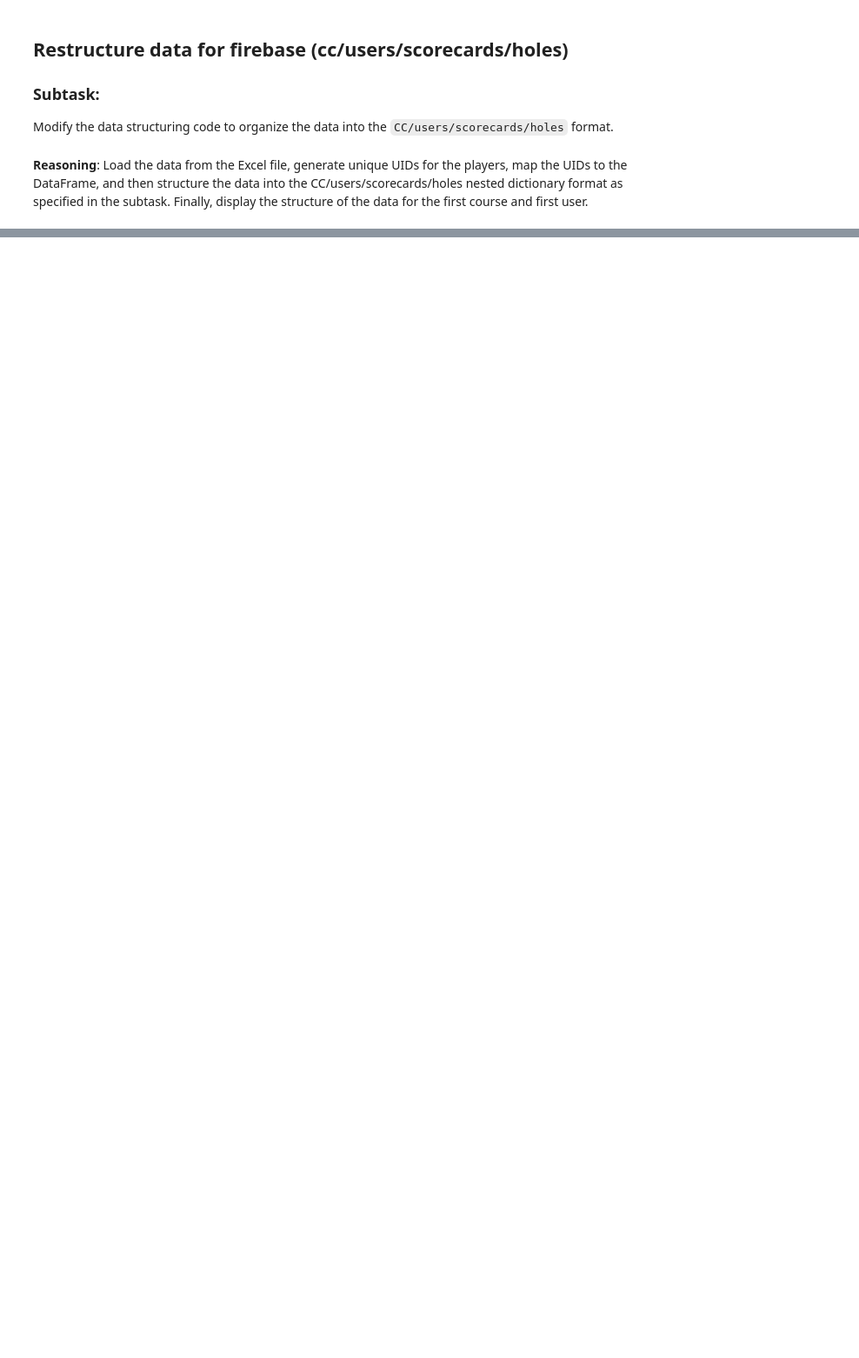
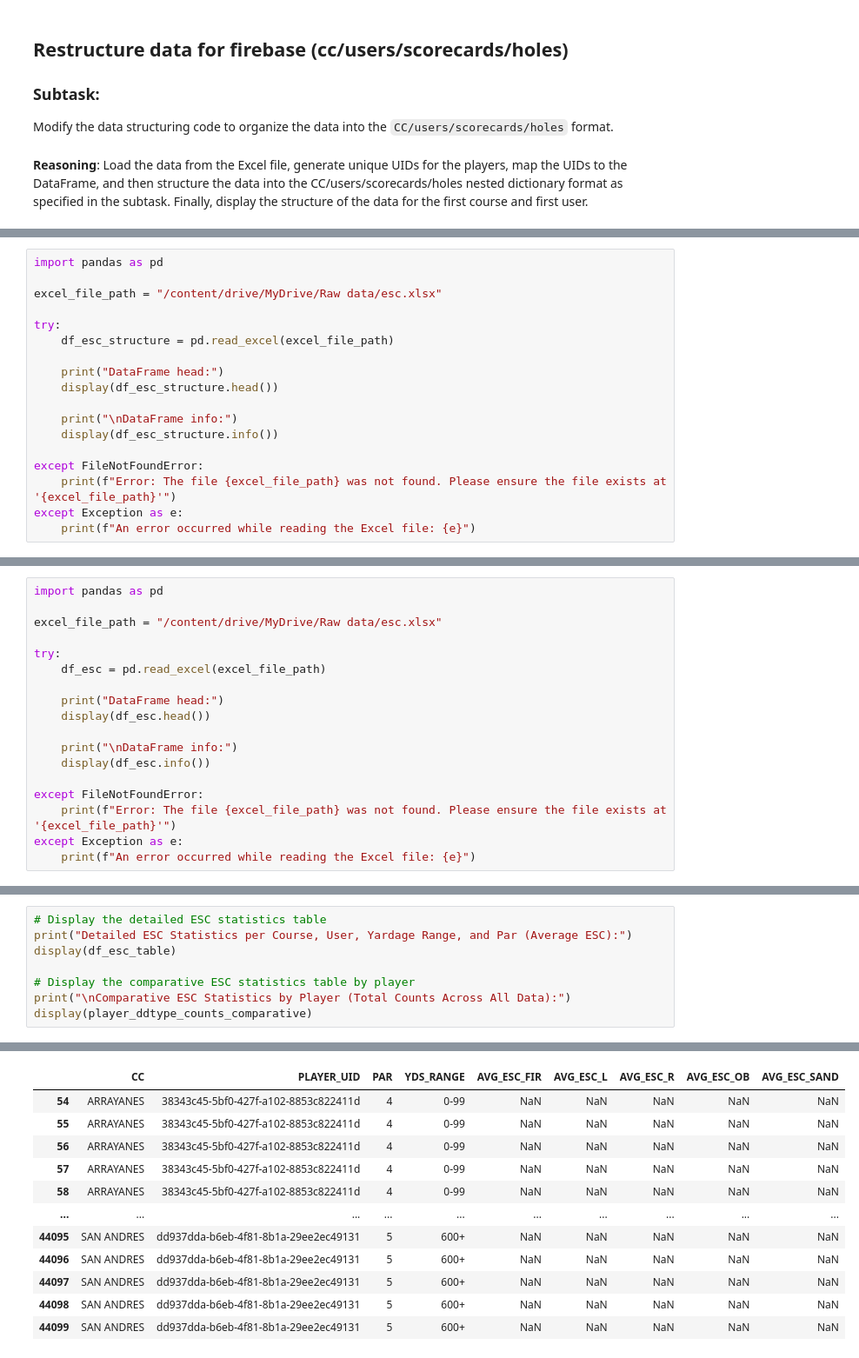
Before and after one commit to elchupacabris/DNAShot, a Jupyter notebook: masterfirebase_excel_2.ipynb, the cells around one changed output, grey strips where cells are left out. Shown: that part at 87% size. Drawn from its saved outputs; the diff is of its cells as text; blank space fills up the shorter version.

```diff
--- a/masterfirebase_excel_2.ipynb
+++ b/masterfirebase_excel_2.ipynb
@@ -5101,0 +7475,18 @@ NameError: name 'nested_data_cc_users' is not defined
+# %%
+import pandas as pd
+
+excel_file_path = "/content/drive/MyDrive/Raw data/esc.xlsx"
+
+try:
+    df_esc_structure = pd.read_excel(excel_file_path)
+
+    print("DataFrame head:")
+    display(df_esc_structure.head())
+
+    print("\nDataFrame info:")
+    display(df_esc_structure.info())
+
+except FileNotFoundError:
+    print(f"Error: The file {excel_file_path} was not found. Please ensure the file exists at '{excel_file_path}'")
+except Exception as e:
+    print(f"An error occurred while reading the Excel file: {e}")
@@ -5101,0 +7926,18 @@ NameError: name 'nested_data_cc_users' is not defined
+# %%
+import pandas as pd
+
+excel_file_path = "/content/drive/MyDrive/Raw data/esc.xlsx"
+
+try:
+    df_esc = pd.read_excel(excel_file_path)
+
+    print("DataFrame head:")
+    display(df_esc.head())
+
+    print("\nDataFrame info:")
+    display(df_esc.info())
+
+except FileNotFoundError:
+    print(f"Error: The file {excel_file_path} was not found. Please ensure the file exists at '{excel_file_path}'")
+except Exception as e:
+    print(f"An error occurred while reading the Excel file: {e}")
@@ -5101,0 +8204,9 @@ NameError: name 'nested_data_cc_users' is not defined
+# %%
+# Display the detailed ESC statistics table
+print("Detailed ESC Statistics per Course, User, Yardage Range, and Par (Average ESC):")
+display(df_esc_table)
+
+# Display the comparative ESC statistics table by player
+print("\nComparative ESC Statistics by Player (Total Counts Across All Data):")
+display(player_ddtype_counts_comparative)
+# %% [output]
@@ -5101,0 +8214,12 @@ NameError: name 'nested_data_cc_users' is not defined
+|  | CC | PLAYER_UID | PAR | YDS_RANGE | AVG_ESC_FIR | AVG_ESC_L | AVG_ESC_R | AVG_ESC_OB | AVG_ESC_SAND |
+| 54 | ARRAYANES | 38343c45-5bf0-427f-a102-8853c822411d | 4 | 0-99 | NaN | NaN | NaN | NaN | NaN |
+| 55 | ARRAYANES | 38343c45-5bf0-427f-a102-8853c822411d | 4 | 0-99 | NaN | NaN | NaN | NaN | NaN |
+| 56 | ARRAYANES | 38343c45-5bf0-427f-a102-8853c822411d | 4 | 0-99 | NaN | NaN | NaN | NaN | NaN |
+| 57 | ARRAYANES | 38343c45-5bf0-427f-a102-8853c822411d | 4 | 0-99 | NaN | NaN | NaN | NaN | NaN |
+| 58 | ARRAYANES | 38343c45-5bf0-427f-a102-8853c822411d | 4 | 0-99 | NaN | NaN | NaN | NaN | NaN |
+| ... | ... | ... | ... | ... | ... | ... | ... | ... | ... |
+| 44095 | SAN ANDRES | dd937dda-b6eb-4f81-8b1a-29ee2ec49131 | 5 | 600+ | NaN | NaN | NaN | NaN | NaN |
+| 44096 | SAN ANDRES | dd937dda-b6eb-4f81-8b1a-29ee2ec49131 | 5 | 600+ | NaN | NaN | NaN | NaN | NaN |
+| 44097 | SAN ANDRES | dd937dda-b6eb-4f81-8b1a-29ee2ec49131 | 5 | 600+ | NaN | NaN | NaN | NaN | NaN |
+| 44098 | SAN ANDRES | dd937dda-b6eb-4f81-8b1a-29ee2ec49131 | 5 | 600+ | NaN | NaN | NaN | NaN | NaN |
+| 44099 | SAN ANDRES | dd937dda-b6eb-4f81-8b1a-29ee2ec49131 | 5 | 600+ | NaN | NaN | NaN | NaN | NaN |
```
Also changed, not shown: parts of 169 cells of this notebook.
